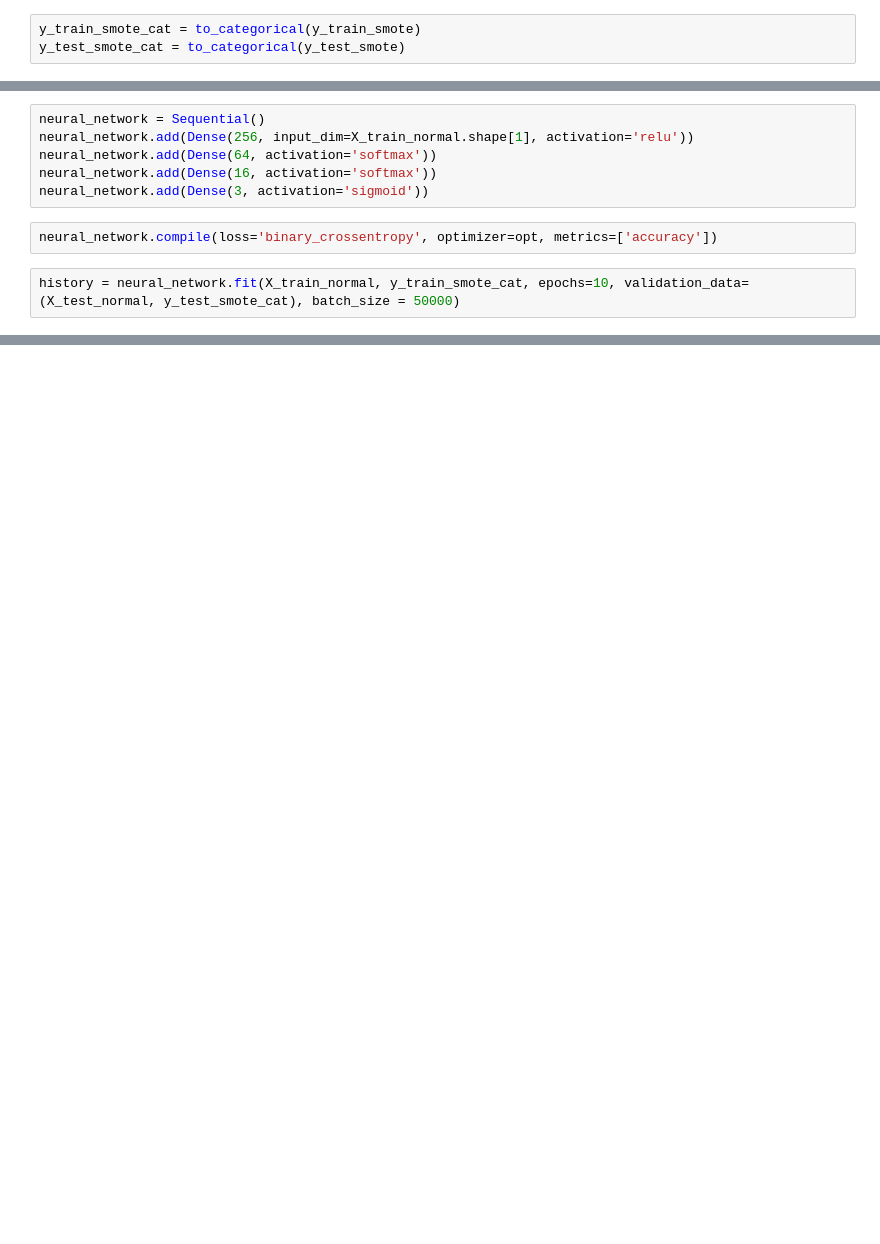
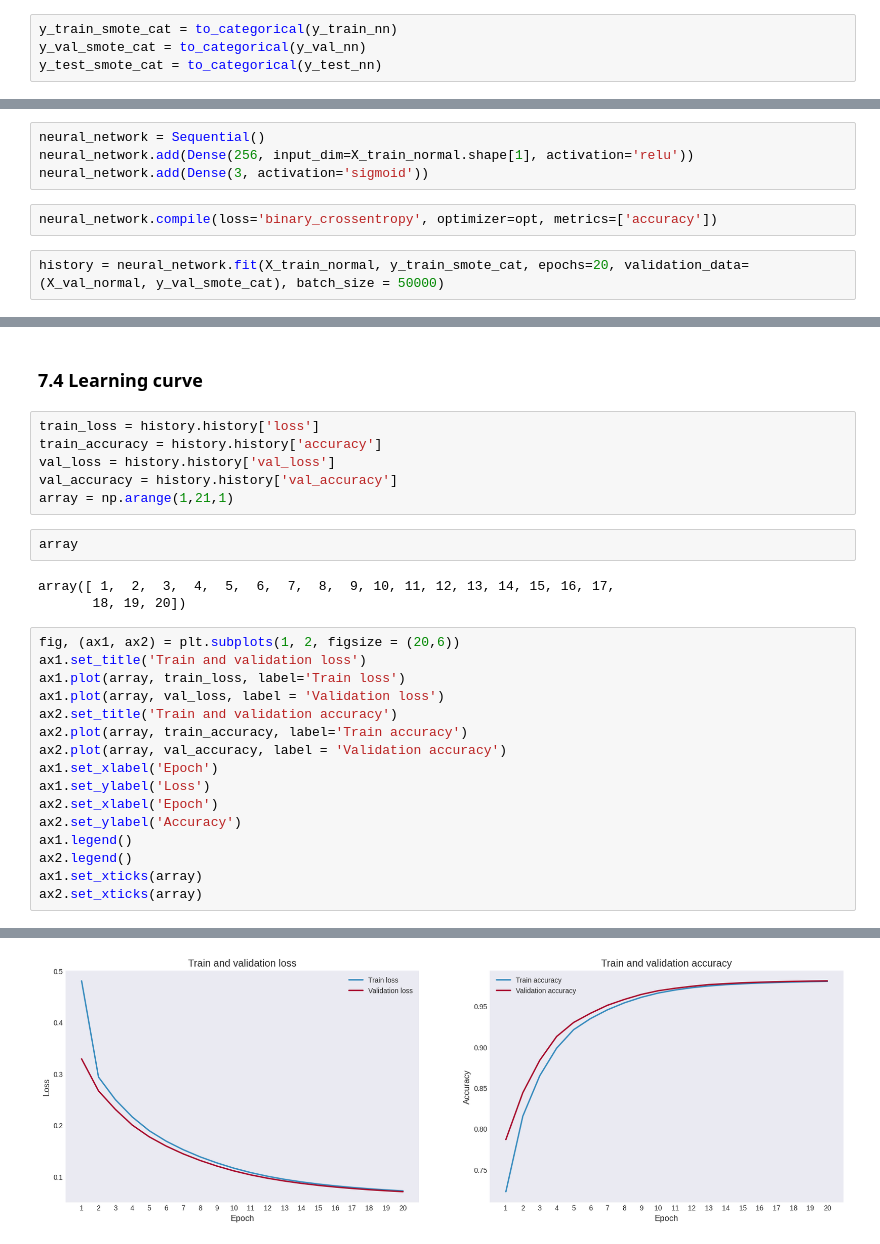
Before and after one commit to KamilShape/credit_risk_analysis, a Jupyter notebook: credit_risk_analysis.ipynb, the cells around one changed output, grey strips where cells are left out. Cells and saved outputs as stored; diff of their text form; blank space fills up the shorter version.

Commit message:
modifying neural network and plot learning curves

```diff
--- a/credit_risk_analysis.ipynb
+++ b/credit_risk_analysis.ipynb
@@ -498,3 +508,4 @@ X_test_normal = mm_scaler.fit_transform(X_test_smote)
 # %%
-y_train_smote_cat = to_categorical(y_train_smote)
-y_test_smote_cat = to_categorical(y_test_smote)
+y_train_smote_cat = to_categorical(y_train_nn)
+y_val_smote_cat = to_categorical(y_val_nn)
+y_test_smote_cat = to_categorical(y_test_nn)
@@ -503,11 +516,9 @@ opt = keras.optimizers.Adam(learning_rate=0.001)
 # %%
 neural_network = Sequential()
 neural_network.add(Dense(256, input_dim=X_train_normal.shape[1], activation='relu'))
-neural_network.add(Dense(64, activation='softmax'))
-neural_network.add(Dense(16, activation='softmax'))
 neural_network.add(Dense(3, activation='sigmoid'))
 # %%
 neural_network.compile(loss='binary_crossentropy', optimizer=opt, metrics=['accuracy'])
 # %%
-history = neural_network.fit(X_train_normal, y_train_smote_cat, epochs=10, validation_data=(X_test_normal, y_test_smote_cat), batch_size = 50000)
+history = neural_network.fit(X_train_normal, y_train_smote_cat, epochs=20, validation_data=(X_val_normal, y_val_smote_cat), batch_size = 50000)
 # %% [output]
@@ -533,0 +542,30 @@ Epoch 10/10
+# %% [markdown]
+### 7.4 Learning curve
+# %%
+train_loss = history.history['loss']
+train_accuracy = history.history['accuracy']
+val_loss = history.history['val_loss']
+val_accuracy = history.history['val_accuracy']
+array = np.arange(1,21,1)
+# %%
+array
+# %% [output]
+array([ 1,  2,  3,  4,  5,  6,  7,  8,  9, 10, 11, 12, 13, 14, 15, 16, 17,
+       18, 19, 20])
+# %%
+fig, (ax1, ax2) = plt.subplots(1, 2, figsize = (20,6))
+ax1.set_title('Train and validation loss')
+ax1.plot(array, train_loss, label='Train loss')
+ax1.plot(array, val_loss, label = 'Validation loss')
+ax2.set_title('Train and validation accuracy')
+ax2.plot(array, train_accuracy, label='Train accuracy')
+ax2.plot(array, val_accuracy, label = 'Validation accuracy')
+ax1.set_xlabel('Epoch')
+ax1.set_ylabel('Loss')
+ax2.set_xlabel('Epoch')
+ax2.set_ylabel('Accuracy')
+ax1.legend()
+ax2.legend()
+ax1.set_xticks(array)
+ax2.set_xticks(array)
+# %% [output]
@@ -533,0 +592 @@ Epoch 10/10
+[figure, added]
```
Also changed, not shown: parts of 13 cells of this notebook.
